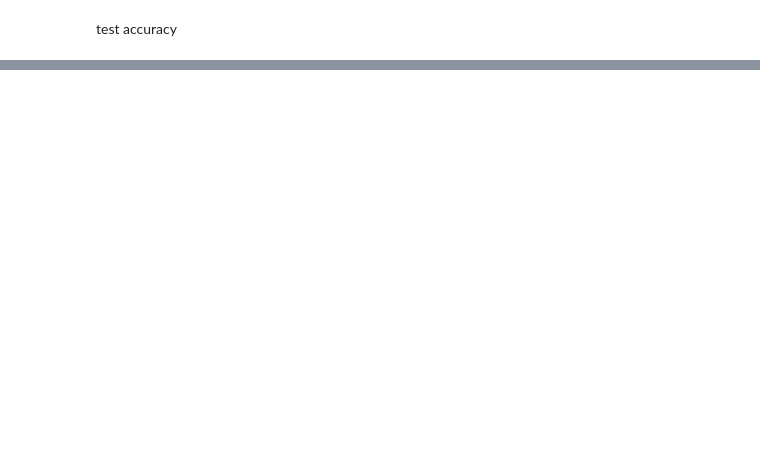
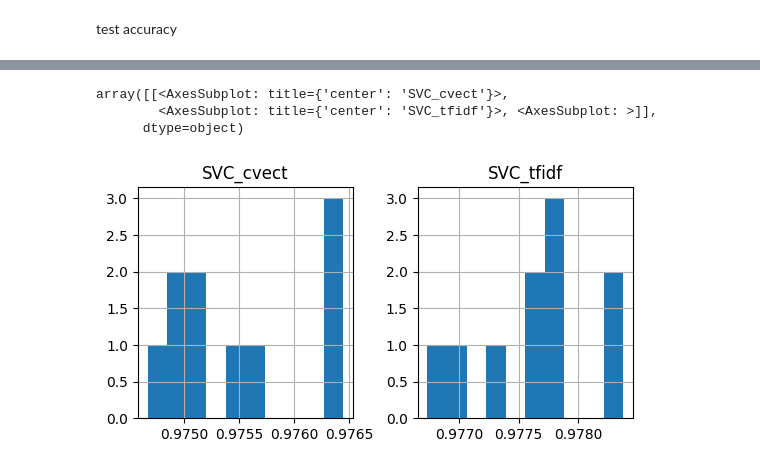
Before and after one commit to giacomovitangeli/phishing-detection, a Jupyter notebook: phishing_detection.ipynb, the cells around one changed output, grey strips where cells are left out. Cells and saved outputs as stored; diff of their text form; code cells hidden in the pictures; blank space fills up the shorter version.

Commit message:
vectorizer comparizon for SVC

```diff
--- a/phishing_detection.ipynb
+++ b/phishing_detection.ipynb
@@ -476,0 +479,22 @@ score_time      1.0
+# %%
+start = time()
+pipe = Pipeline([('vect', TfidfVectorizer()), ('clf', LinearSVC())])
+SVC_tfidf = cross_validate(pipe,
+                         undersampled_df.Content.values,
+                         under_label,
+                         scoring = {'precision_ham': make_scorer(precision_score,pos_label = 1),
+                                    'precision_spam': make_scorer(precision_score,pos_label = 0),
+                                    'recall_ham': make_scorer(recall_score,pos_label = 1),
+                                    'recall_spam': make_scorer(recall_score,pos_label = 0),
+                                    'accuracy': make_scorer(accuracy_score),
+                                    'fscore_spam': make_scorer(f1_score,pos_label = 0),
+                                    'fscore_ham': make_scorer(f1_score,pos_label = 1)},
+                         return_estimator = True,
+                         cv = kf,
+                         n_jobs = -1) # Number of jobs to run in parallel.
+                                      # Training the estimator and computing the score are parallelized over the cross-validation splits.
+
+print_metrics(SVC_tfidf)
+
+elapsed = time()-start
+print(elapsed)
@@ -535,0 +575,3 @@ metrics.boxplot()
+# %%
+metrics = pd.DataFrame({'SVC_cvect':SVC_cvect['test_fscore_spam'], 'SVC_tfidf': SVC_tfidf['test_fscore_spam']})
+metrics
@@ -535,0 +590,7 @@ metrics.boxplot()
+# %%
+metrics.hist(layout = (1,3),figsize = (10,3))
+# %% [output]
+array([[<AxesSubplot: title={'center': 'SVC_cvect'}>,
+        <AxesSubplot: title={'center': 'SVC_tfidf'}>, <AxesSubplot: >]],
+      dtype=object)
+[figure, added]
```
Also changed, not shown: parts of 30 cells of this notebook.
